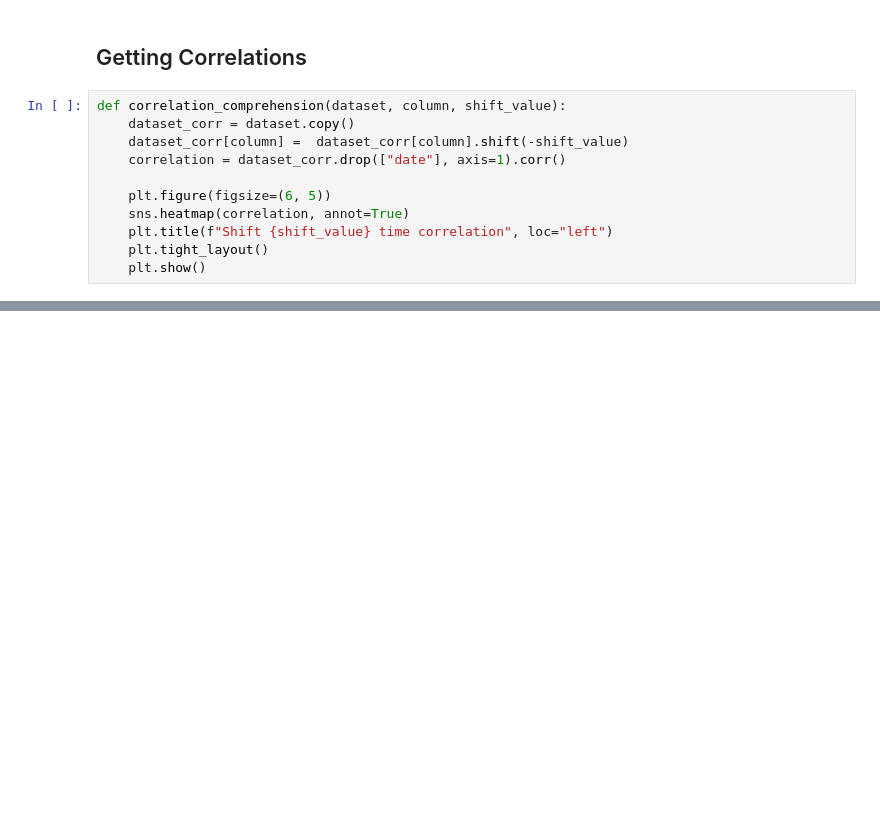
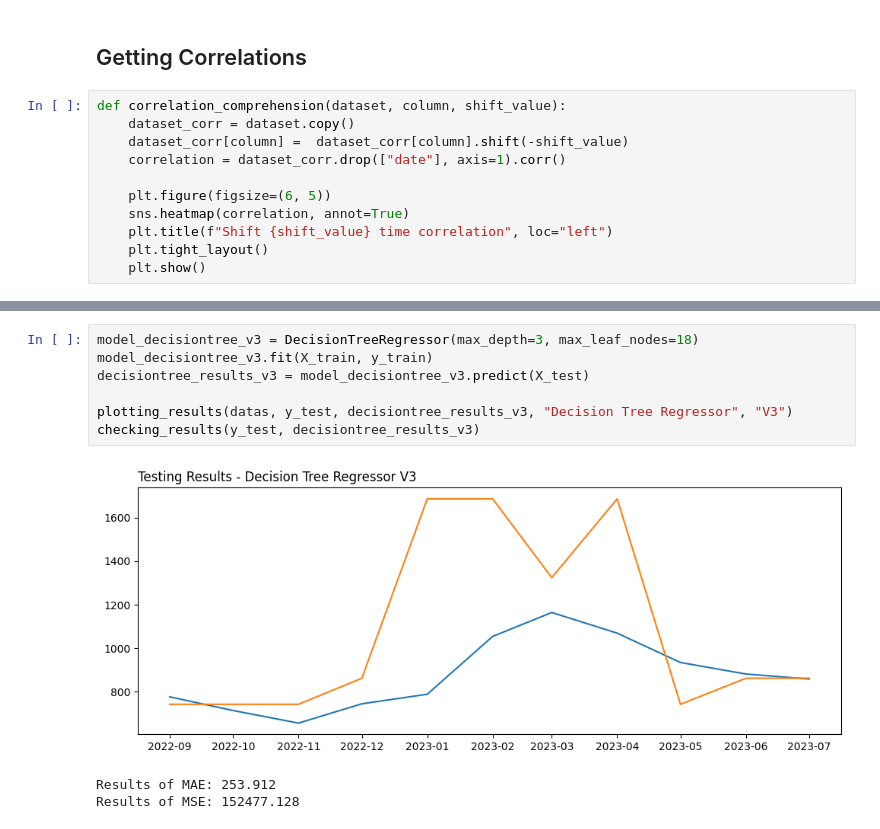
Before and after one commit to ViniAndrade10/Hot_Rolled_Coil_Price_Prediction, a Jupyter notebook: notebooks/Hot_Rolled_Coil_Price_Prediction.ipynb, the cells around one changed output, grey strips where cells are left out. Saved outputs shown, nothing was run; the diff lists cells and outputs as text; blank space fills up the shorter version.

```diff
--- a/notebooks/Hot_Rolled_Coil_Price_Prediction.ipynb
+++ b/notebooks/Hot_Rolled_Coil_Price_Prediction.ipynb
@@ -159,0 +246,11 @@ df_correlations
+# %%
+model_decisiontree_v3 = DecisionTreeRegressor(max_depth=3, max_leaf_nodes=18)
+model_decisiontree_v3.fit(X_train, y_train)
+decisiontree_results_v3 = model_decisiontree_v3.predict(X_test)
+
+plotting_results(datas, y_test, decisiontree_results_v3, "Decision Tree Regressor", "V3")
+checking_results(y_test, decisiontree_results_v3)
+# %% [output]
+[figure, added]
+Results of MAE: 253.912
+Results of MSE: 152477.128
```
Also changed, not shown: parts of 17 cells of this notebook.
